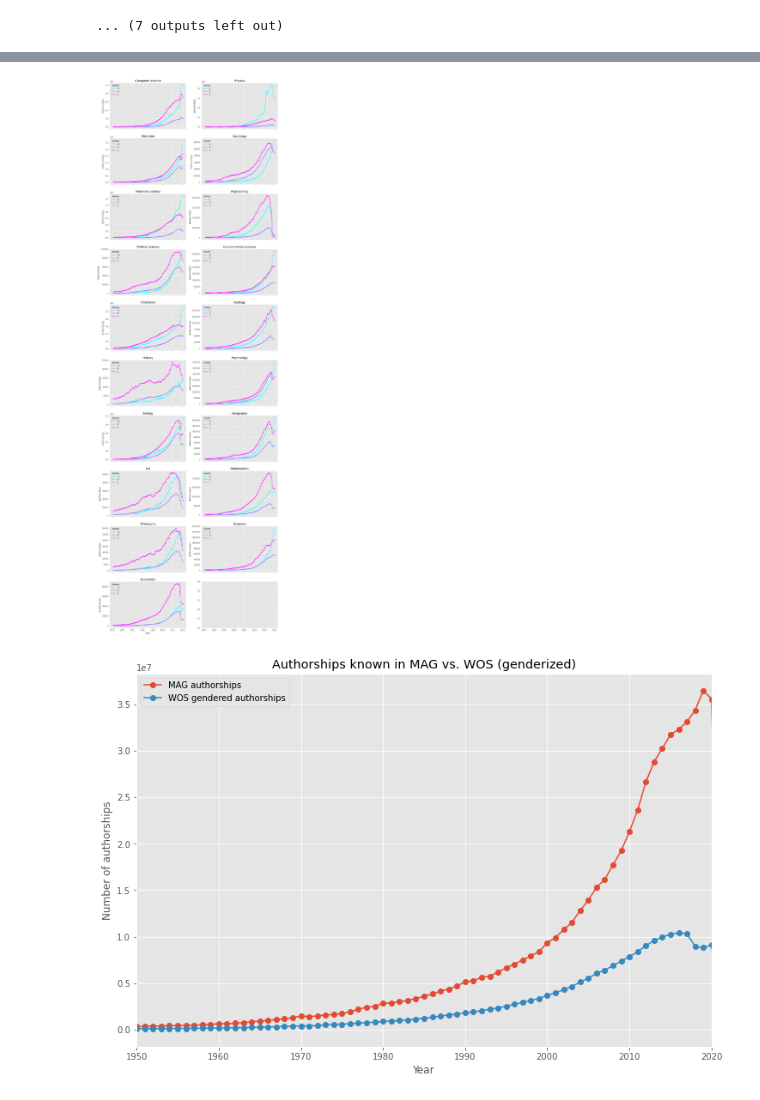
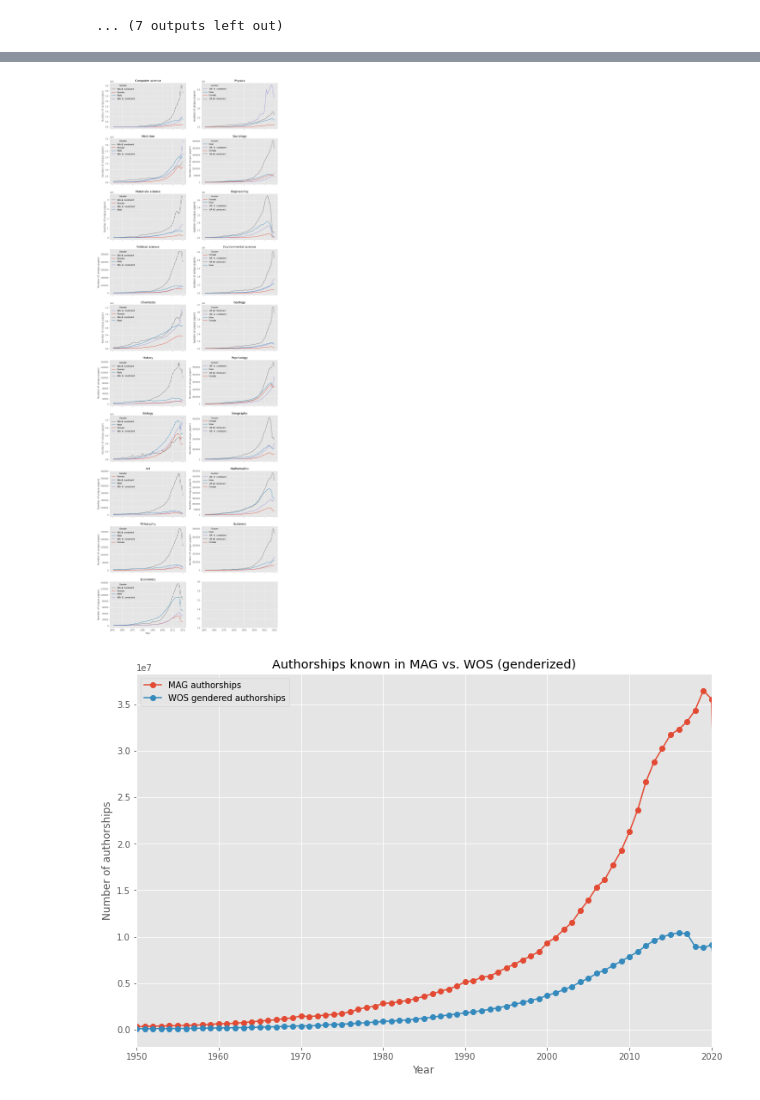
Before and after one commit to buschbirk/CentralityFairness, a Jupyter notebook: MAG analysis notebook.ipynb, the cells around one changed output, grey strips where cells are left out. Drawn from its saved outputs; the diff is of its cells as text; code cells hidden in the pictures.

```diff
--- a/MAG analysis notebook.ipynb
+++ b/MAG analysis notebook.ipynb
@@ -53,5 +53,5 @@ def get_node_client(executor_memory="24g"):
       .getOrCreate()
     return spark
 # %%
-spark = get_cluster_client(37432, memory_per_executor=14000)
+spark = get_cluster_client(38731, memory_per_executor=14000)
 # %% [output]
@@ -208,6 +237,0 @@ INFO:numexpr.utils:NumExpr defaulting to 8 threads.
-# %%
-for record in fos_df.to_dict('records'):
-    fig, ax = plt.subplots(figsize=(12,8))
-    sns.lineplot(data=filtered[filtered.FieldOfStudyId==record['FieldOfStudyId']],
-                 x='Year', y='Authorships', hue='Gender', marker="o",
-                 palette='cool').set_title(record['DisplayName'])
@@ -236,11 +246,19 @@ axs = list(axs.flatten())
 for record in fos_df.to_dict('records'):
 
     filtered_data = filtered[filtered.FieldOfStudyId==record['FieldOfStudyId']]
-    filtered_data = filtered_data[filtered_data.Year > 1975]
-    filtered_pivot = filtered_data.pivot(index='Year', columns='Gender', values='Authorships')
+    # filtered_data = filtered_data[filtered_data.Year > 1975]
+    filtered_pivot = filtered_data.pivot(index='Year', columns='Gender ', values='Authorships')
 
-    filtered_pivot.plot.bar(stacked=True, ax=axs[idx])
+    filtered_pivot.plot.area(stacked=True, ax=axs[idx], alpha=0.75)
     axs[idx].set_title(record['DisplayName'])
-    # plt.show()
+    axs[idx].set_ylabel('Authorships')
     idx += 1
+
+
+# add ALL
+filtered_pivot = filtered.groupby(['Year', 'Gender ']).sum().reset_index()\
+.pivot(index='Year', columns='Gender ', values='Authorships')
+filtered_pivot.plot.area(stacked=True, ax=axs[idx], alpha=0.75)
+axs[idx].set_title('All disciplines')
+axs[idx].set_ylabel('Authorships')
 # %% [output]
@@ -248,15 +267,29 @@ for record in fos_df.to_dict('records'):
 # %%
 idx = 0
 fig, axs = plt.subplots(nrows=10, ncols=2, figsize=(15,50), sharex=True)
 axs = list(axs.flatten())
 
 
+palette = {
+    'Female': "C0",
+    'Male': "C1",
+    'N/A $\in$ constraint': "C2",
+    'N/A $\\notin$ constraint': "C3"
+}
+
+
 for record in fos_df.to_dict('records'):
     sns.lineplot(data=filtered[filtered.FieldOfStudyId==record['FieldOfStudyId']],
-                 x='Year', y='Authorships', hue='Gender', marker="o",
-                 palette='cool', ax=axs[idx]).set_title(record['DisplayName'])
+                 x='Year', y='DistinctPapers', hue='Gender ',
+                 palette=palette, ax=axs[idx]).set_title(record['DisplayName'])
 
+    axs[idx].set_ylabel('Number of unique papers')
     idx += 1
+
+
+
+
+plt.show()
 # %% [output]
-[figure, old version]
+[figure, new version]
 # %%
```
Also changed, not shown: parts of 26 cells of this notebook, 5 other files.
